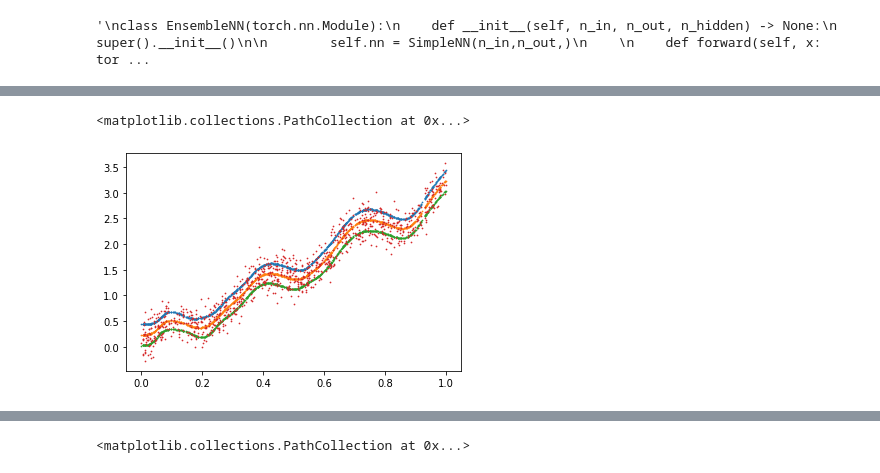
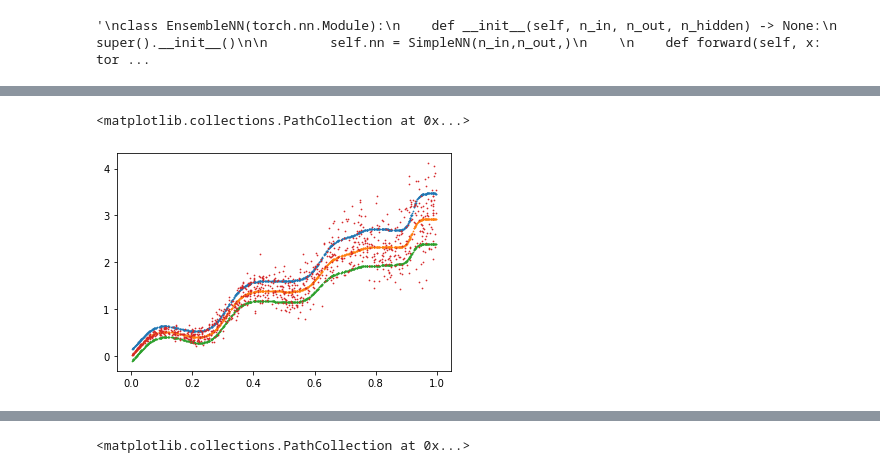
Before and after one commit to Luthaf/alchemical-learning, a Jupyter notebook: ensemble_losses.ipynb, the cells around one changed output, grey strips where cells are left out. Cells and saved outputs as stored; diff of their text form; code cells hidden in the pictures.

```diff
--- a/ensemble_losses.ipynb
+++ b/ensemble_losses.ipynb
@@ -303,7 +303,8 @@ class EnsembleAggregatorCustomMask(torch.nn.Module):
             predictions_in = predictions[idx_in]
             predictions_out = predictions[idx_out]
 
-            #predictions_out.requires_grad_ = False
+            predictions_in.requires_grad_ = True
+            predictions_out.requires_grad_ = False
 
             means_in = masked_mean(predictions_in,mask_in,dim=1)
             vars_in = masked_var_custom(predictions_in,mask_in,dim=1)
@@ -311,19 +312,20 @@ class EnsembleAggregatorCustomMask(torch.nn.Module):
             means_out = masked_mean(predictions_out,mask_out,dim=1)
             vars_out = masked_var_custom(predictions_out,mask_out,dim=1)
 
-            vars_in = self.rescaling(vars_in)
+            vars_in_rescaled = self.rescaling(vars_in)
+            vars_in_rescaled.requires_grad_ = True
 
-            #vars_out.requires_grad_ = False
+            vars_out.requires_grad_ = True
             #means_out.requires_grad_ = False
 
             vars_out_rescaled = self.rescaling(vars_out)
 
-            #vars_out_rescaled.requires_grad_ = True
+            vars_out_rescaled.requires_grad_ = True
 
             #print(vars_in)
             #print(vars_out_rescaled)
 
-            return means_in, means_out, vars_in, vars_out_rescaled, idx_in, idx_out
+            return means_in, means_out, vars_in_rescaled, vars_out_rescaled, idx_in, idx_out
 
 
 
@@ -446,19 +471,21 @@ class NNEnsembleModelCustom(torch.nn.Module):
         x_hidden = self.nn(x)
         y_ens = self.ensemble(x_hidden)
         return self.aggregation(y_ens, mask)
+# %%
+x = torch.rand((1000,1))
+noise =  torch.normal(0,0.5,x.shape)
 # %%
 loss = torch.nn.GaussianNLLLoss(eps=1e-04) #
 #loss_2 = torch.nn.GaussianNLLLoss(eps=1e-04)
 #loss_3 = torch.nn.MSELoss
-model = NNEnsembleModel(1,25,1,16)
+model = NNEnsembleModel(1,50,1,16)
 
-x = torch.rand((1000,1))
 mask = get_subsample_mask(1000,16,0.75)
 y_wo_noise = 0.25 * torch.sin(x*20) + 3 * x
 
 optimizer = torch.optim.Adam(model.parameters(), lr=0.01)
 
-noise =  torch.normal(0,0.2,x.shape)
+
 
 y_w_noise_homo = (y_wo_noise + noise).flatten()
 y_w_noise_hetero = (y_wo_noise + noise * x ).flatten()
@@ -468,7 +495,7 @@ for e in range(5000): #0000):
     mean, var = model(x,mask)
 
     #loss_3(means_in.flatten(),y_w_noise_hetero[idx_in]) +
-    l = loss(mean.flatten(), y_w_noise_homo, var.flatten())
+    l = loss(mean.flatten(), y_w_noise_hetero.flatten(), var.flatten())
     #loss_3(means_in.flatten(),y_w_noise_hetero[idx_in]) + #,y_var.flatten()) #, y_var)
     optimizer.zero_grad()
     l.backward()
@@ -479,13 +520,11 @@ loss_2 = torch.nn.GaussianNLLLoss(eps=1e-04)
 #loss_3 = torch.nn.MSELoss
 model = NNEnsembleModelCustom(1,50,1,16)
 
-x = torch.rand((1000,1))
 mask = get_subsample_mask(1000,16,0.75)
 y_wo_noise = 0.25 * torch.sin(x*20) + 3 * x
 
 optimizer = torch.optim.Adam(model.parameters(), lr=0.01)
 
-noise =  torch.normal(0,0.2,x.shape)
 
 y_w_noise_homo = (y_wo_noise + noise).flatten()
 y_w_noise_hetero = (y_wo_noise + noise * x ).flatten()
@@ -495,7 +534,7 @@ for e in range(5000): #0000):
     means_in, means_out, vars_in, vars_out, idx_in, idx_out = model(x, mask)
 
     #loss_3(means_in.flatten(),y_w_noise_hetero[idx_in]) +
-    l = loss(means_in.flatten(), y_w_noise_homo[idx_in].flatten(), vars_in.flatten()) + loss_2(means_out.flatten(), y_w_noise_homo[idx_out].flatten(), vars_out.flatten())
+    l = loss(means_in.flatten(), y_w_noise_hetero[idx_in].flatten(), vars_in.flatten()) + loss_2(means_out.flatten(), y_w_noise_hetero[idx_out].flatten(), vars_out.flatten())
     #loss_3(means_in.flatten(),y_w_noise_hetero[idx_in]) + #,y_var.flatten()) #, y_var)
     optimizer.zero_grad()
     l.backward()
@@ -505,14 +544,14 @@ for e in range(5000): #0000):
 # %%
 model.eval()
 y_pred, y_var = model(x, mask)
 
 plt.scatter(x,y_pred.detach().numpy()+torch.sqrt(y_var).detach().numpy(), s=0.5)
 
 plt.scatter(x,y_pred.detach().numpy(),s=0.5)
 #plt.scatter(x,y_wo_noise,s=0.5)
 plt.scatter(x,y_pred.detach().numpy()-torch.sqrt(y_var).detach().numpy(), s=0.5)
 #plt.scatter(x,y_pred.detach().numpy()-torch.sqrt(y_var).detach().numpy(), s=0.5)
-plt.scatter(x,y_w_noise_homo,s=0.5)
+plt.scatter(x,y_w_noise_hetero,s=0.5)
 # %% [output]
 <matplotlib.collections.PathCollection at 0x...>
-[figure, old version]
+[figure, new version]
```
Also changed, not shown: parts of 6 cells of this notebook.
